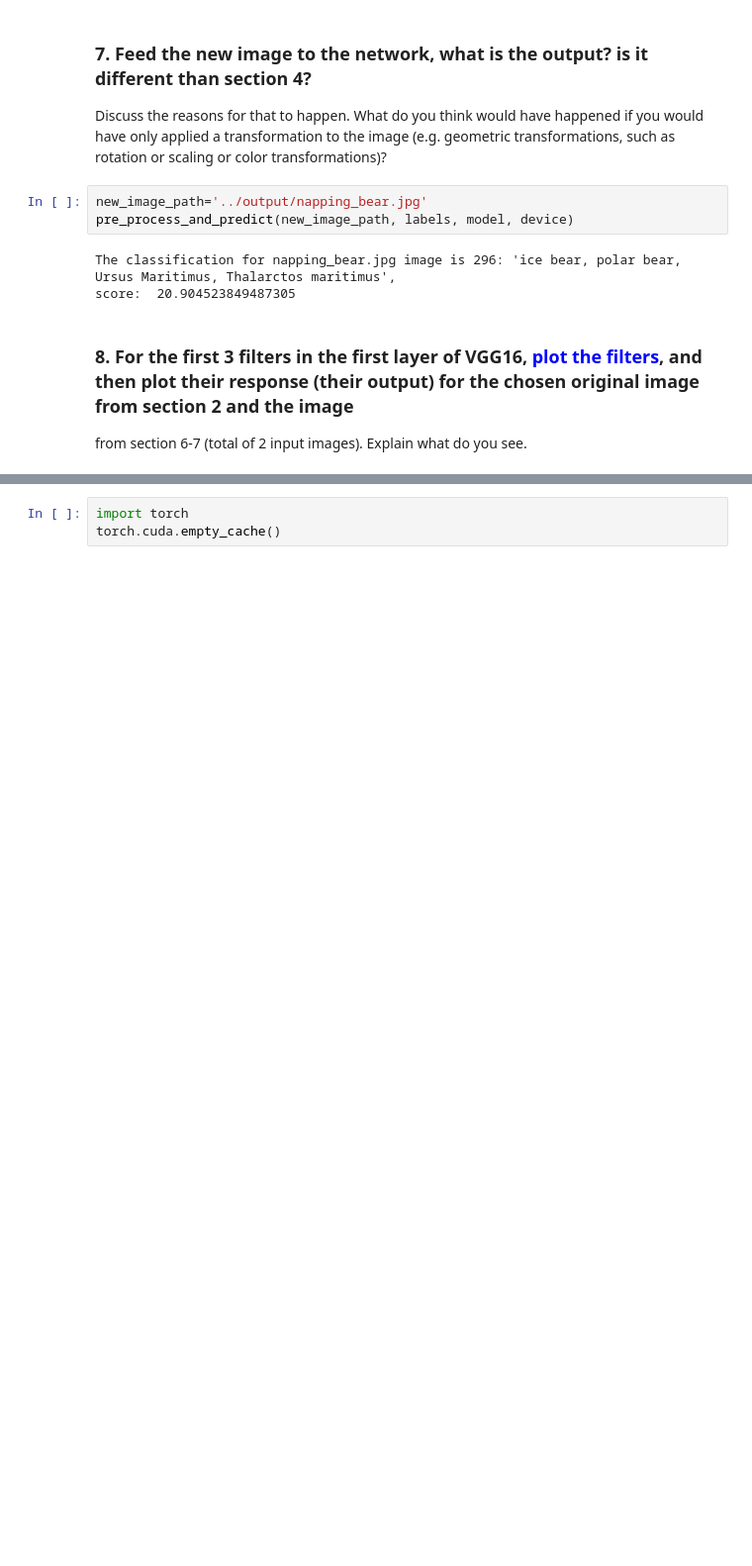
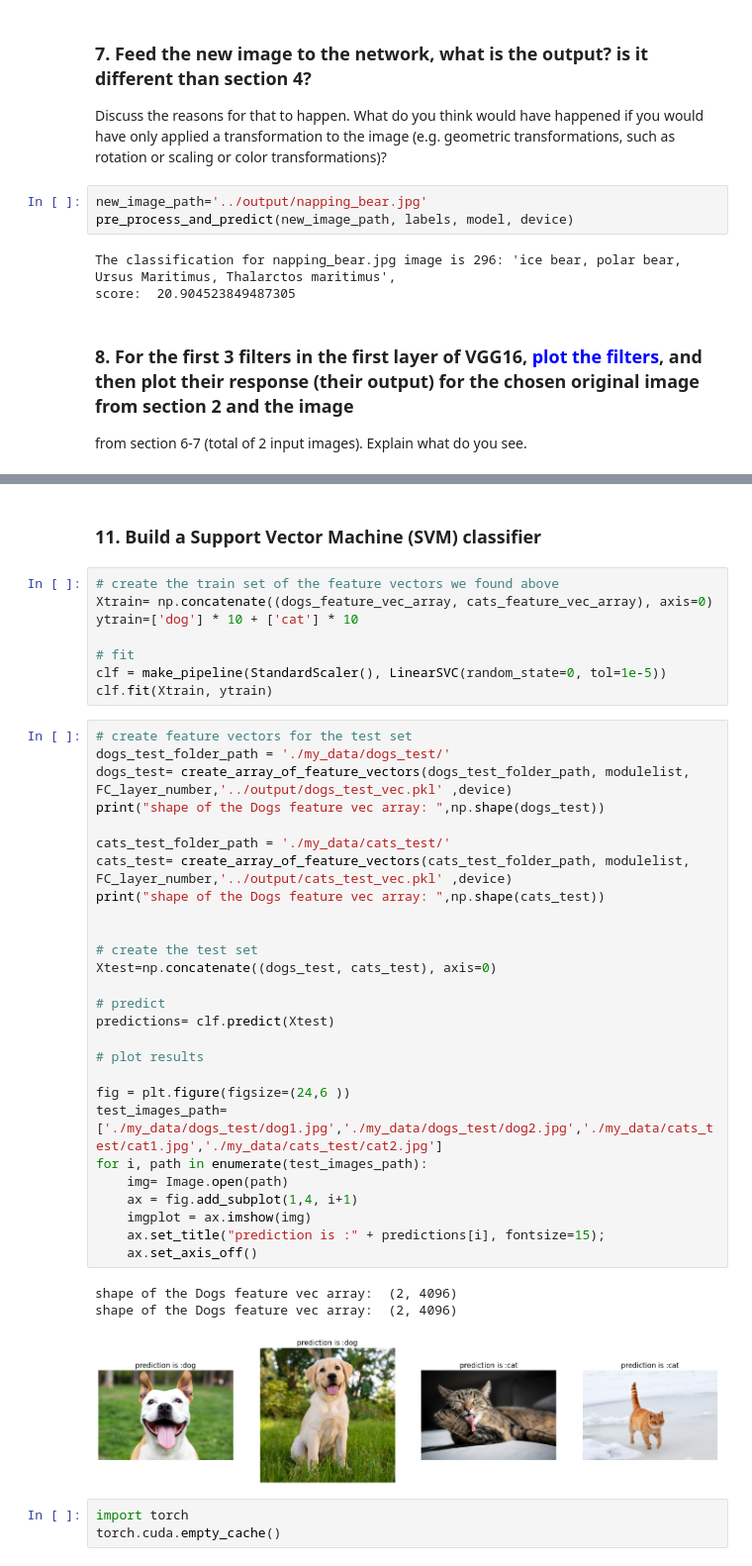
Before and after one commit to danatal29/HW2-CV, a Jupyter notebook: Untitled1.ipynb, the cells around one changed output, grey strips where cells are left out. Shown at 99% size. Cells and saved outputs as stored; diff of their text form; blank space fills up the shorter version.

```diff
--- a/Untitled1.ipynb
+++ b/Untitled1.ipynb
@@ -270,3 +408,44 @@ print( "Filters of the polar bear in a new habitat image: ")
+# %% [markdown]
+### 11. Build a Support Vector Machine (SVM) classifier
+# %%
+# create the train set of the feature vectors we found above
+Xtrain= np.concatenate((dogs_feature_vec_array, cats_feature_vec_array), axis=0)
+ytrain=['dog'] * 10 + ['cat'] * 10
+
+# fit
+clf = make_pipeline(StandardScaler(), LinearSVC(random_state=0, tol=1e-5))
+clf.fit(Xtrain, ytrain)
+# %%
+# create feature vectors for the test set
+dogs_test_folder_path = './my_data/dogs_test/'
+dogs_test= create_array_of_feature_vectors(dogs_test_folder_path, modulelist, FC_layer_number,'../output/dogs_test_vec.pkl' ,device)
+print("shape of the Dogs feature vec array: ",np.shape(dogs_test))
+
+cats_test_folder_path = './my_data/cats_test/'
+cats_test= create_array_of_feature_vectors(cats_test_folder_path, modulelist, FC_layer_number,'../output/cats_test_vec.pkl' ,device)
+print("shape of the Dogs feature vec array: ",np.shape(cats_test))
+
+
+# create the test set
+Xtest=np.concatenate((dogs_test, cats_test), axis=0)
+
+# predict
+predictions= clf.predict(Xtest)
+
+# plot results
+
+fig = plt.figure(figsize=(24,6 ))
+test_images_path=['./my_data/dogs_test/dog1.jpg','./my_data/dogs_test/dog2.jpg','./my_data/cats_test/cat1.jpg','./my_data/cats_test/cat2.jpg']
+for i, path in enumerate(test_images_path):
+    img= Image.open(path)
+    ax = fig.add_subplot(1,4, i+1)
+    imgplot = ax.imshow(img)
+    ax.set_title("prediction is :" + predictions[i], fontsize=15);
+    ax.set_axis_off()
+# %% [output]
+shape of the Dogs feature vec array:  (2, 4096)
+shape of the Dogs feature vec array:  (2, 4096)
+[figure, added]
 # %%
 import torch
 torch.cuda.empty_cache()
```
Also changed, not shown: parts of 14 cells of this notebook.
